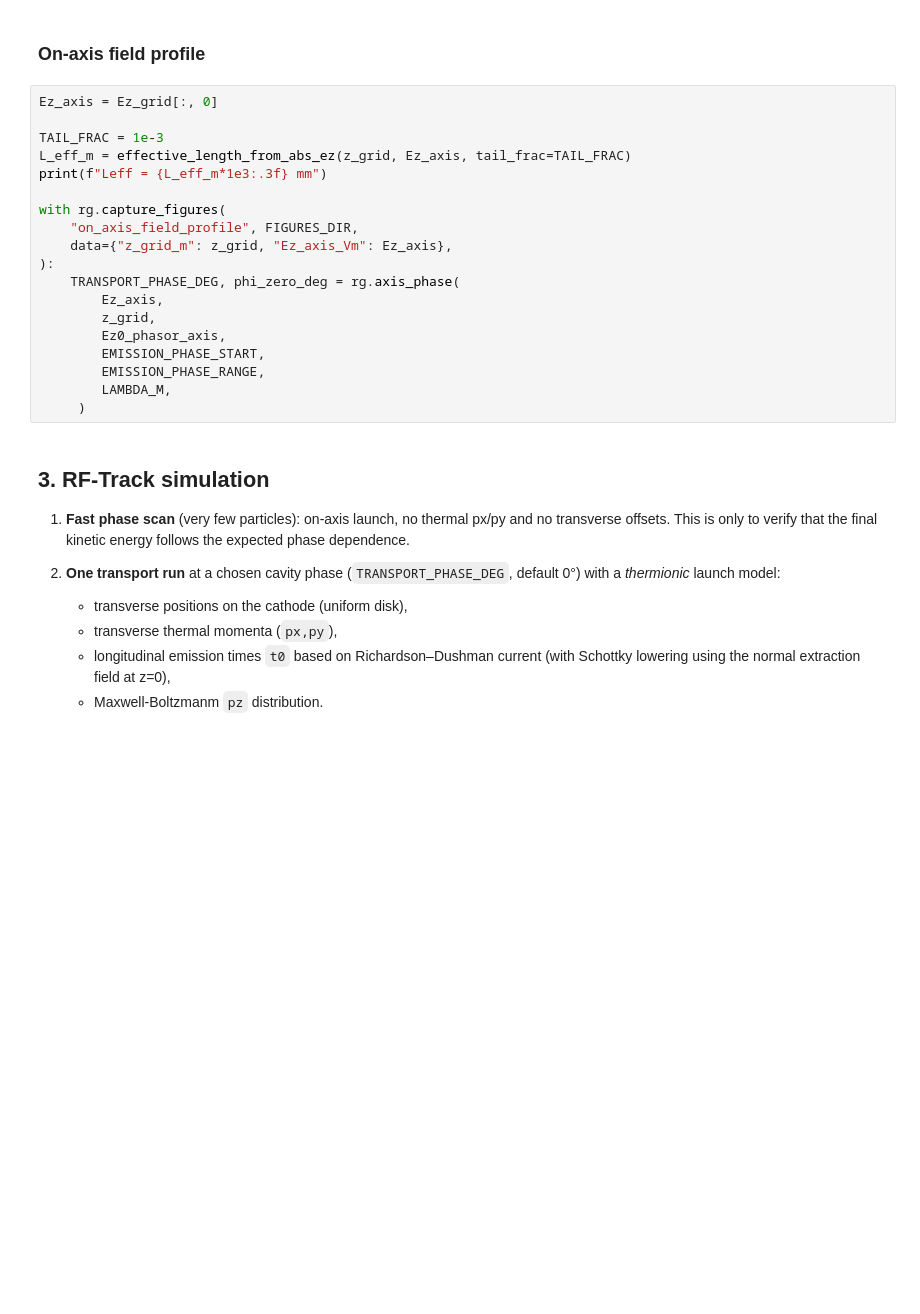
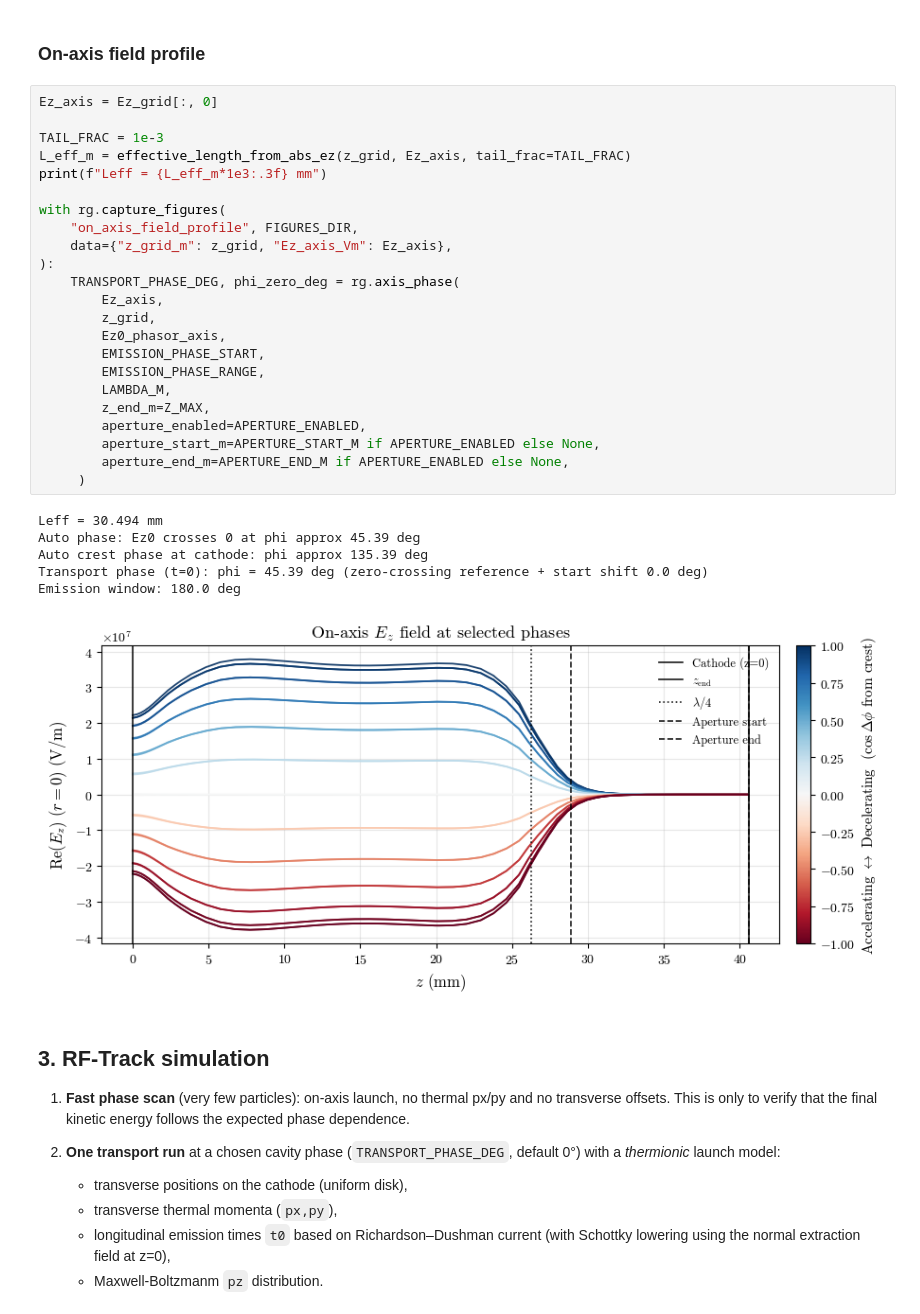
Before and after one commit to Ioniels/RF-TRACK_UH_ThermionicRFgun, a Jupyter notebook: UH_gun_tracking_demo.ipynb, the cells around one changed output. Saved outputs shown, nothing was run; the diff lists cells and outputs as text; blank space fills up the shorter version.

```diff
--- a/UH_gun_tracking_demo.ipynb
+++ b/UH_gun_tracking_demo.ipynb
@@ -621,22 +669,33 @@ with rg.capture_figures(
 # %%
 Ez_axis = Ez_grid[:, 0]
 
 TAIL_FRAC = 1e-3
 L_eff_m = effective_length_from_abs_ez(z_grid, Ez_axis, tail_frac=TAIL_FRAC)
 print(f"Leff = {L_eff_m*1e3:.3f} mm")
 
 with rg.capture_figures(
     "on_axis_field_profile", FIGURES_DIR,
     data={"z_grid_m": z_grid, "Ez_axis_Vm": Ez_axis},
 ):
     TRANSPORT_PHASE_DEG, phi_zero_deg = rg.axis_phase(
         Ez_axis,
         z_grid,
         Ez0_phasor_axis,
         EMISSION_PHASE_START,
         EMISSION_PHASE_RANGE,
         LAMBDA_M,
+        z_end_m=Z_MAX,
+        aperture_enabled=APERTURE_ENABLED,
+        aperture_start_m=APERTURE_START_M if APERTURE_ENABLED else None,
+        aperture_end_m=APERTURE_END_M if APERTURE_ENABLED else None,
      )
+# %% [output]
+Leff = 30.494 mm
+Auto phase: Ez0 crosses 0 at phi approx 45.39 deg
+Auto crest phase at cathode: phi approx 135.39 deg
+Transport phase (t=0): phi = 45.39 deg (zero-crossing reference + start shift 0.0 deg)
+Emission window: 180.0 deg
+[figure, added]
 # %% [markdown]
 ## 3. RF-Track simulation
 
```
Also changed, not shown: parts of 17 cells of this notebook, 15 other files.
